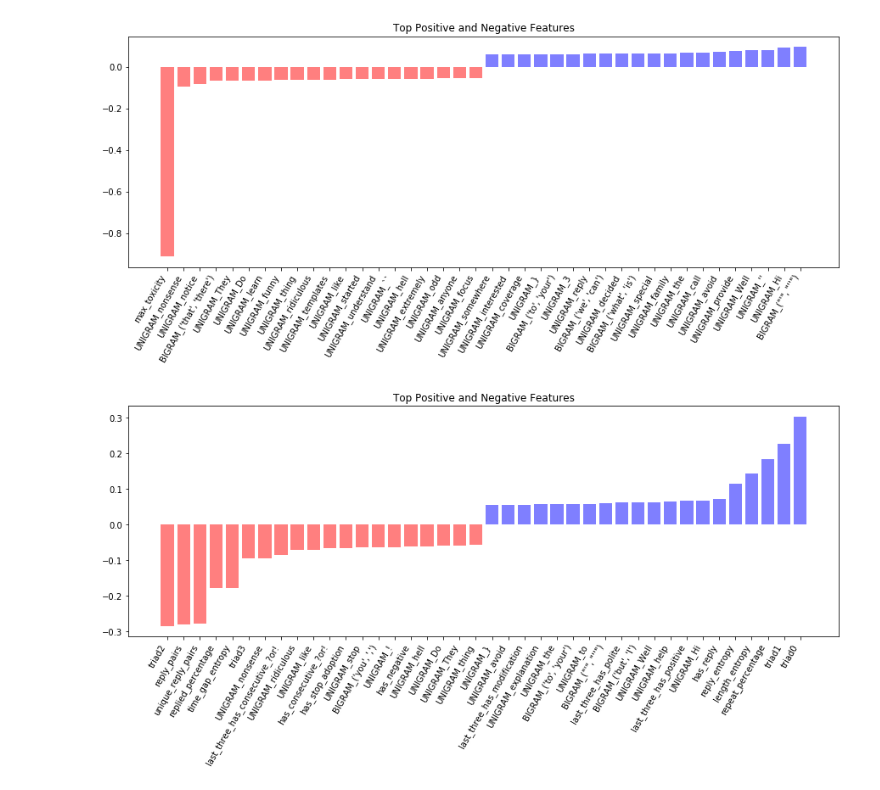
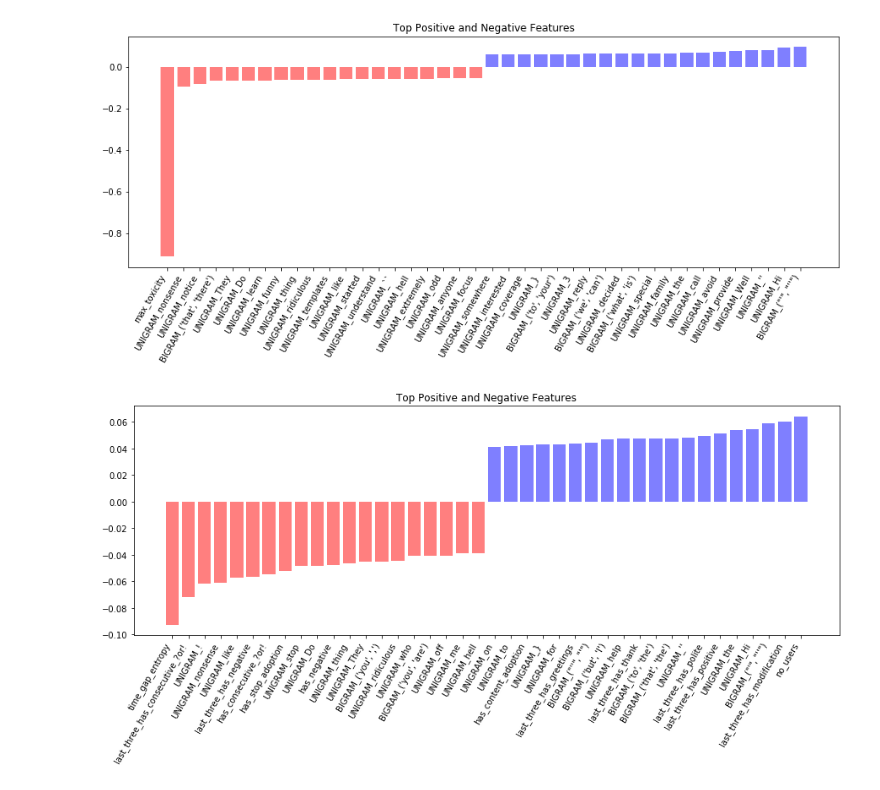
Before and after one commit to conversationai/wikidetox, a Jupyter notebook: conversation_classification/Baseline Testing-attacker_in_conv.ipynb, the cells around one changed output. Drawn from its saved outputs; the diff is of its cells as text; code cells hidden in the pictures.

```diff
--- a/conversation_classification/Baseline Testing-attacker_in_conv.ipynb
+++ b/conversation_classification/Baseline Testing-attacker_in_conv.ipynb
@@ -390,6 +390,7 @@ def _get_balance_features(document):
                         ret['%s_adoption'%(adoption)] = max(ret['%s_adoption'%(adoption)], \
                                             cur_adoption / float(action['length']))
             replyTo_feat += 1
+    """
     if no_users:
         ret['unique_reply_pairs'] = len(unique_reply_pairs.keys()) / (no_users * no_users)
         ret['reply_pairs'] = len(reply_pair.keys()) / (no_users * no_users)
@@ -398,8 +399,10 @@ def _get_balance_features(document):
         ret['unique_reply_pairs'] = 0
         ret['reply_pairs'] = 0
         ret['self_reply'] = 0
+    """
 
     all_users = sorted(user_set.keys())
+    """
     ret['imbalance_in_pairs'] = 0
     for x in range(4):
         ret['triad' + str(x)] = 0
@@ -417,6 +420,8 @@ def _get_balance_features(document):
     if no_users >= 3:
         for x in range(4):
             ret['triad' + str(x)] /= (no_users * (no_users - 1) * (no_users - 2) / 6)
+
+    """
     ret['no_users'] = no_users
     ret['has_reply'] = 0
 
@@ -441,10 +446,10 @@ def _get_balance_features(document):
     ret['reply_entropy'] = (no_replies == 1)
     ret['time_gap_entropy'] = (no_time_gaps == 1)
     ret['length_entropy'] = (no_lengths == 1)
-    ret['replied_percentage'] = 0
+  #  ret['replied_percentage'] = 0
     for user in reply_no.keys():
-        if reply_no[user]:
-            ret['replied_percentage'] += 1
+  #      if reply_no[user]:
+   #         ret['replied_percentage'] += 1
         if no_replies > 1:
             if reply_no[user] and total_replyTo:
                 ret['reply_entropy'] -= reply_no[user] / total_replyTo \
@@ -461,7 +466,7 @@ def _get_balance_features(document):
             if lengths[user] and total_length:
                 ret['length_entropy'] -= lengths[user] / total_length \
                         * math.log(lengths[user] / total_length) / math.log(no_lengths)
-    ret['replied_percentage'] /= len(reply_no.keys())
+   # ret['replied_percentage'] /= len(reply_no.keys())
     return ret
 # %%
 def documents2feature_vectors(document_features):
@@ -499,7 +504,7 @@ def train_svm(X, y):
 
     print("Fitting")
     tuned_parameters = [#{'kernel': ['rbf'], 'gamma': [1e-3, 1e-4], 'C': [1, 10, 100, 1000]},
-                    {'C': [0.0008, 0.001, 0.0015, 0.002, 0.0007]}]
+                    {'C': [0.0008, 0.0005, 0.0004, 0.0001, 0.0007]}]
 
     clf = GridSearchCV(svm.LinearSVC(), tuned_parameters, cv=5, scoring = 'accuracy')
     clf.fit(X, y)
@@ -648,10 +653,10 @@ plot_coefficients(classifier, feature_names)
 # %% [output]
 [figure]
 # %%
-classifier = svm.LinearSVC(C=0.001)
+classifier = svm.LinearSVC(C=0.0005)
 classifier.fit(X, y)
 plot_coefficients(classifier, feature_names)
 # bow + action(last 3 actions) + repeat + entropy
 # 0.690 (+/-0.006) for {'C': 0.001}
 # %% [output]
-[figure, old version]
+[figure, new version]
```
Also changed, not shown: parts of 1 cell of this notebook, 2 other files.
